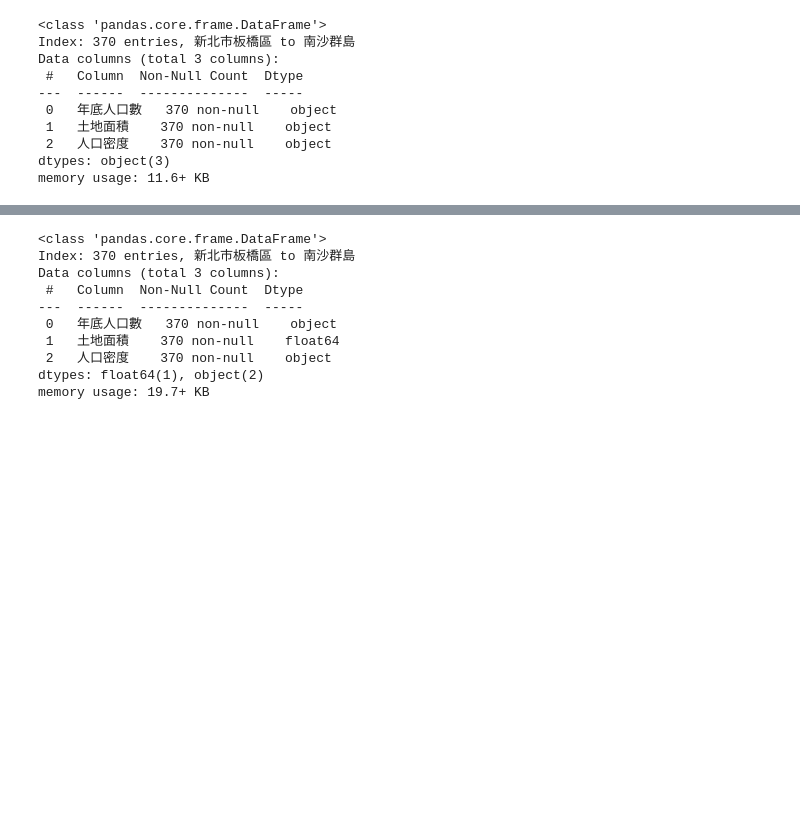
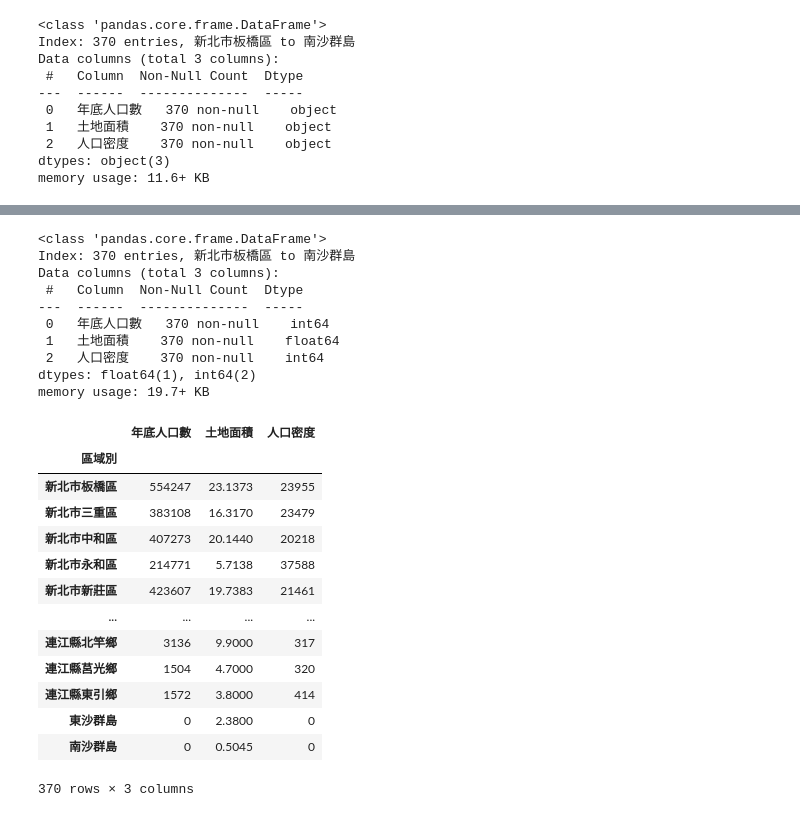
Before and after one commit to charlywang11/2024_05_05_sunday, a Jupyter notebook: lesson16/lesson16_3.ipynb, the cells around one changed output, grey strips where cells are left out. Saved outputs shown, nothing was run; the diff lists cells and outputs as text; code cells hidden in the pictures; blank space fills up the shorter version.

```diff
--- a/lesson16/lesson16_3.ipynb
+++ b/lesson16/lesson16_3.ipynb
@@ -154,3 +154,5 @@ dtypes: object(3)
 memory usage: 11.6+ KB
 # %%
 df6['土地面積'] = df6['土地面積'].astype(float)
+# %%
+df6['年底人口數'] = df6['年底人口數'].astype(int)
@@ -157,13 +186,37 @@ df6['土地面積'] = df6['土地面積'].astype(float)
+# %%
+def to_int(value):
+    try:
+        return int(value)
+    except:
+        return 0
+
+df6['年底人口數'] = df6['年底人口數'].map(to_int)
+df6['人口密度'] = df6['人口密度'].map(to_int)
 # %%
 df6.info()
+df6
 # %% [output]
 <class 'pandas.core.frame.DataFrame'>
 Index: 370 entries, 新北市板橋區 to 南沙群島
 Data columns (total 3 columns):
  #   Column  Non-Null Count  Dtype
 ---  ------  --------------  -----
- 0   年底人口數   370 non-null    object
+ 0   年底人口數   370 non-null    int64
  1   土地面積    370 non-null    float64
- 2   人口密度    370 non-null    object
-dtypes: float64(1), object(2)
+ 2   人口密度    370 non-null    int64
+dtypes: float64(1), int64(2)
 memory usage: 19.7+ KB
+|  | 年底人口數 | 土地面積 | 人口密度 |
+| 區域別 |  |  |  |
+| 新北市板橋區 | 554247 | 23.1373 | 23955 |
+| 新北市三重區 | 383108 | 16.3170 | 23479 |
+| 新北市中和區 | 407273 | 20.1440 | 20218 |
+| 新北市永和區 | 214771 | 5.7138 | 37588 |
+| 新北市新莊區 | 423607 | 19.7383 | 21461 |
+| ... | ... | ... | ... |
+| 連江縣北竿鄉 | 3136 | 9.9000 | 317 |
+| 連江縣莒光鄉 | 1504 | 4.7000 | 320 |
+| 連江縣東引鄉 | 1572 | 3.8000 | 414 |
+| 東沙群島 | 0 | 2.3800 | 0 |
+| 南沙群島 | 0 | 0.5045 | 0 |
+370 rows × 3 columns
```
Also changed, not shown: parts of 1 cell of this notebook.
